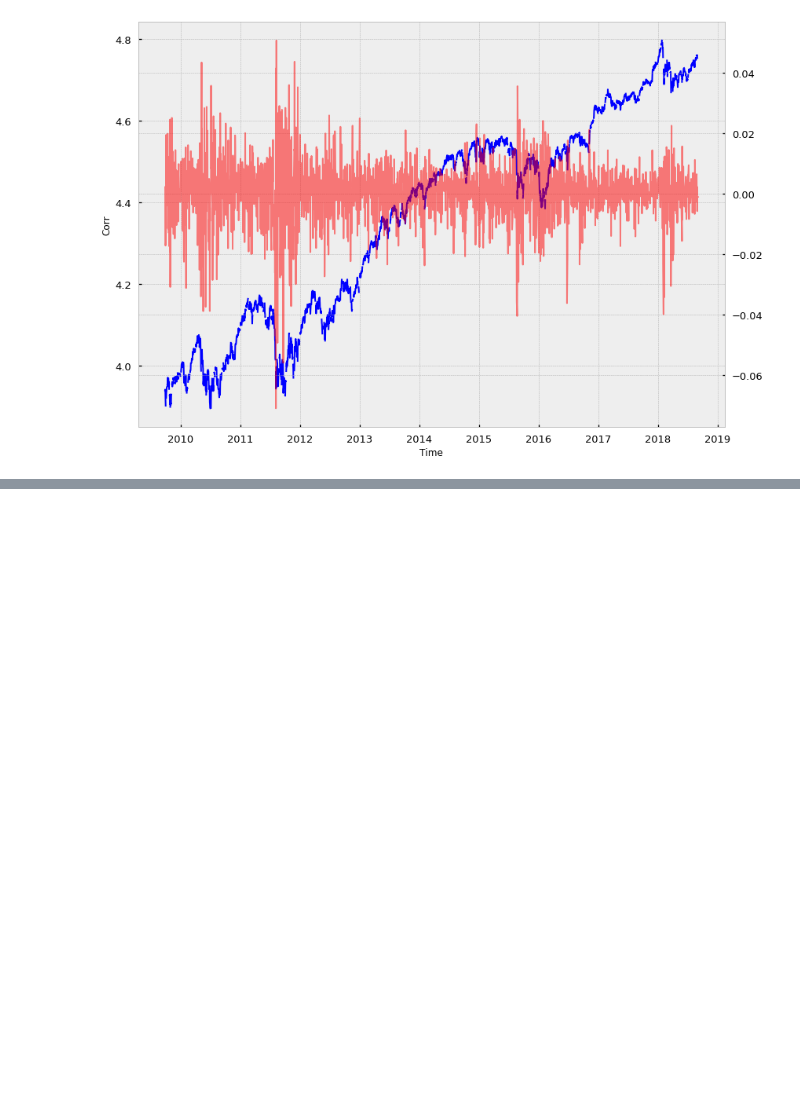
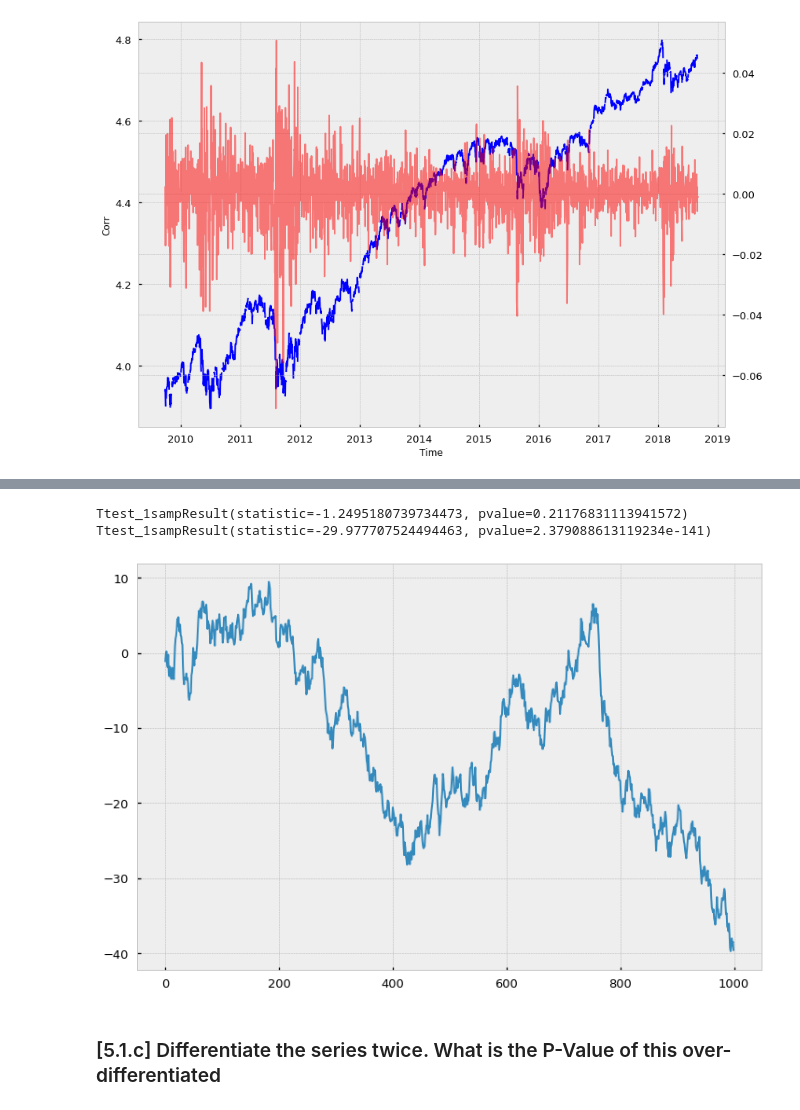
Before and after one commit to Dynami/Adv_Fin_ML_Exercises, a Jupyter notebook: notebooks/FractionallyDifferentiatedFeatures.ipynb, the cells around one changed output, grey strips where cells are left out. Cells and saved outputs as stored; diff of their text form; code cells hidden in the pictures; blank space fills up the shorter version.

```diff
--- a/notebooks/FractionallyDifferentiatedFeatures.ipynb
+++ b/notebooks/FractionallyDifferentiatedFeatures.ipynb
@@ -680,0 +709,15 @@ plt.show()
+# %%
+from scipy.stats import ttest_1samp
+print(ttest_1samp(randn, 0))
+print(ttest_1samp(cum_randn, 0))
+# %% [output]
+Ttest_1sampResult(statistic=-1.2495180739734473, pvalue=0.21176831113941572)
+Ttest_1sampResult(statistic=-29.977707524494463, pvalue=2.379088613119234e-141)
+# %%
+plt.figure(figsize=(12, 8))
+plt.plot(cum_randn)
+plt.show()
+# %% [output]
+[figure, added]
+# %% [markdown]
+### [5.1.c] Differentiate the series twice. What is the P-Value of this over-differentiated
```
Also changed, not shown: parts of 6 cells of this notebook.
